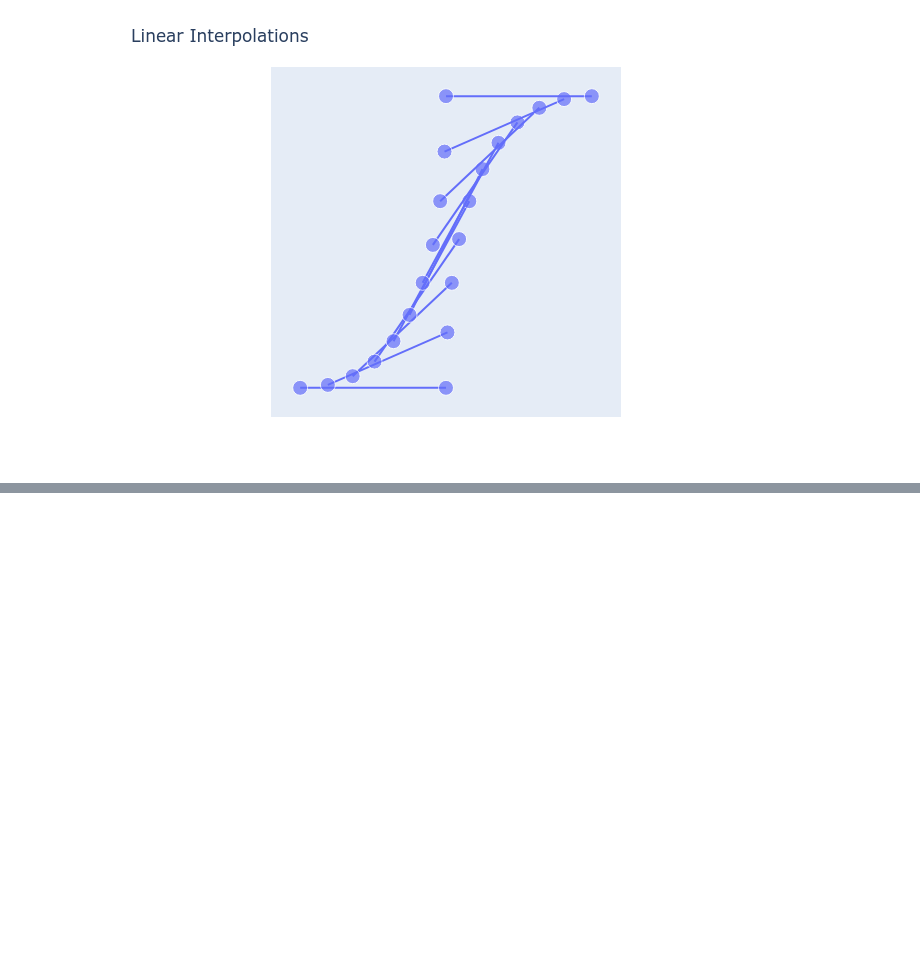
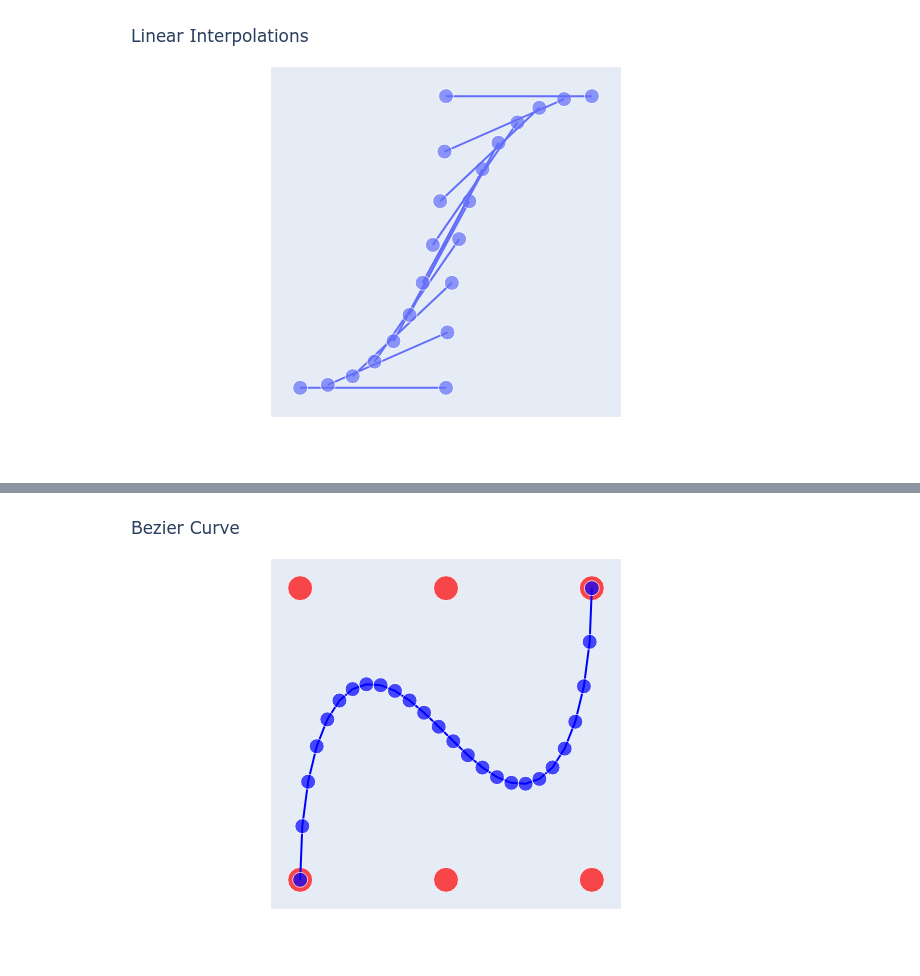
Before and after one commit to EvanLavender13/graphics, a Jupyter notebook: bezier-curves/bezier-curve.ipynb, the cells around one changed output, grey strips where cells are left out. Saved outputs shown, nothing was run; the diff lists cells and outputs as text; code cells hidden in the pictures; blank space fills up the shorter version.

```diff
--- a/bezier-curves/bezier-curve.ipynb
+++ b/bezier-curves/bezier-curve.ipynb
@@ -138,0 +165,7 @@ fig.show("png")
+# %%
+d.add_curve(fig, curve)
+
+fig.update_layout(title="Bezier Curve")
+fig.show("png")
+# %% [output]
+[figure, added]
```
Also changed, not shown: parts of 4 cells of this notebook, 1 other file.
